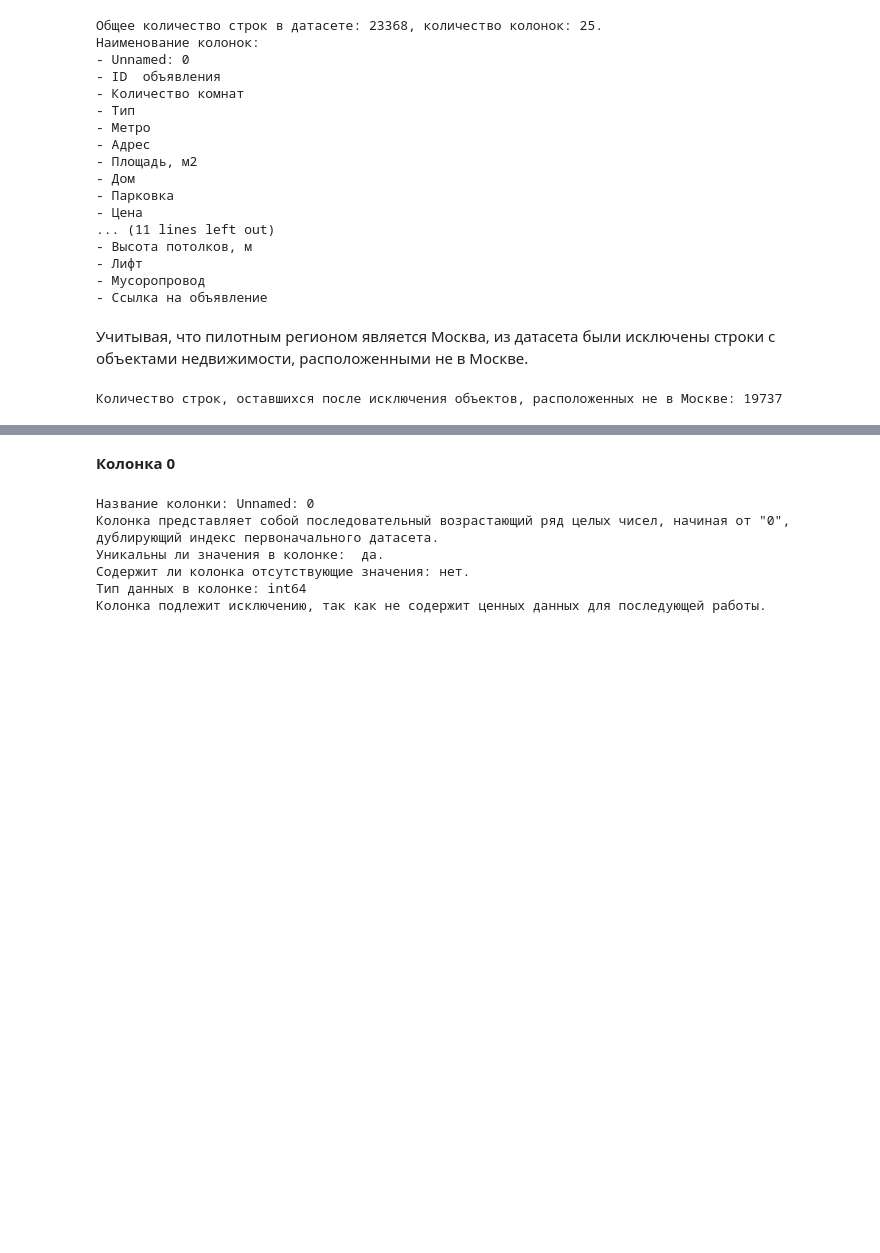
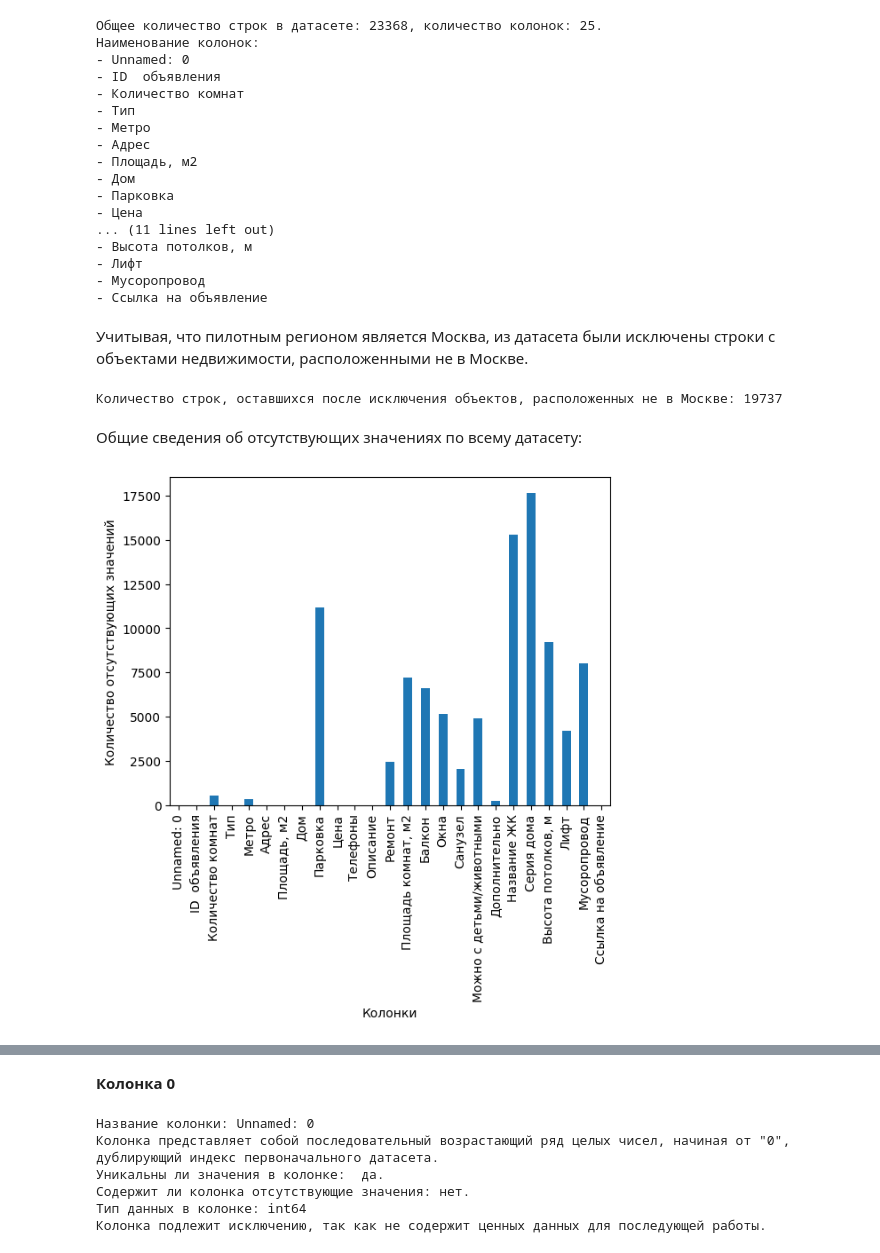
Before and after one commit to rsultanov-ds/Real_estate_data_processing, a Jupyter notebook: EDA.ipynb, the cells around one changed output, grey strips where cells are left out. Cells and saved outputs as stored; diff of their text form; code cells hidden in the pictures; blank space fills up the shorter version.

```diff
--- a/EDA.ipynb
+++ b/EDA.ipynb
@@ -51,4 +44,14 @@ df
 print(f'Количество строк, оставшихся после исключения объектов, расположенных не в Москве: {df.shape[0]}')
 # %% [output]
 Количество строк, оставшихся после исключения объектов, расположенных не в Москве: 19737
+# %% [markdown]
+Общие сведения об отсутствующих значениях по всему датасету:
+# %%
+nan_counts = df.isna().sum()
+nan_counts.plot(kind='bar')
+plt.xlabel('Колонки')
+plt.ylabel('Количество отсутствующих значений')
+plt.show()
+# %% [output]
+[figure, added]
 # %% [markdown]
```
Also changed, not shown: parts of 53 cells of this notebook, 1 other file.
